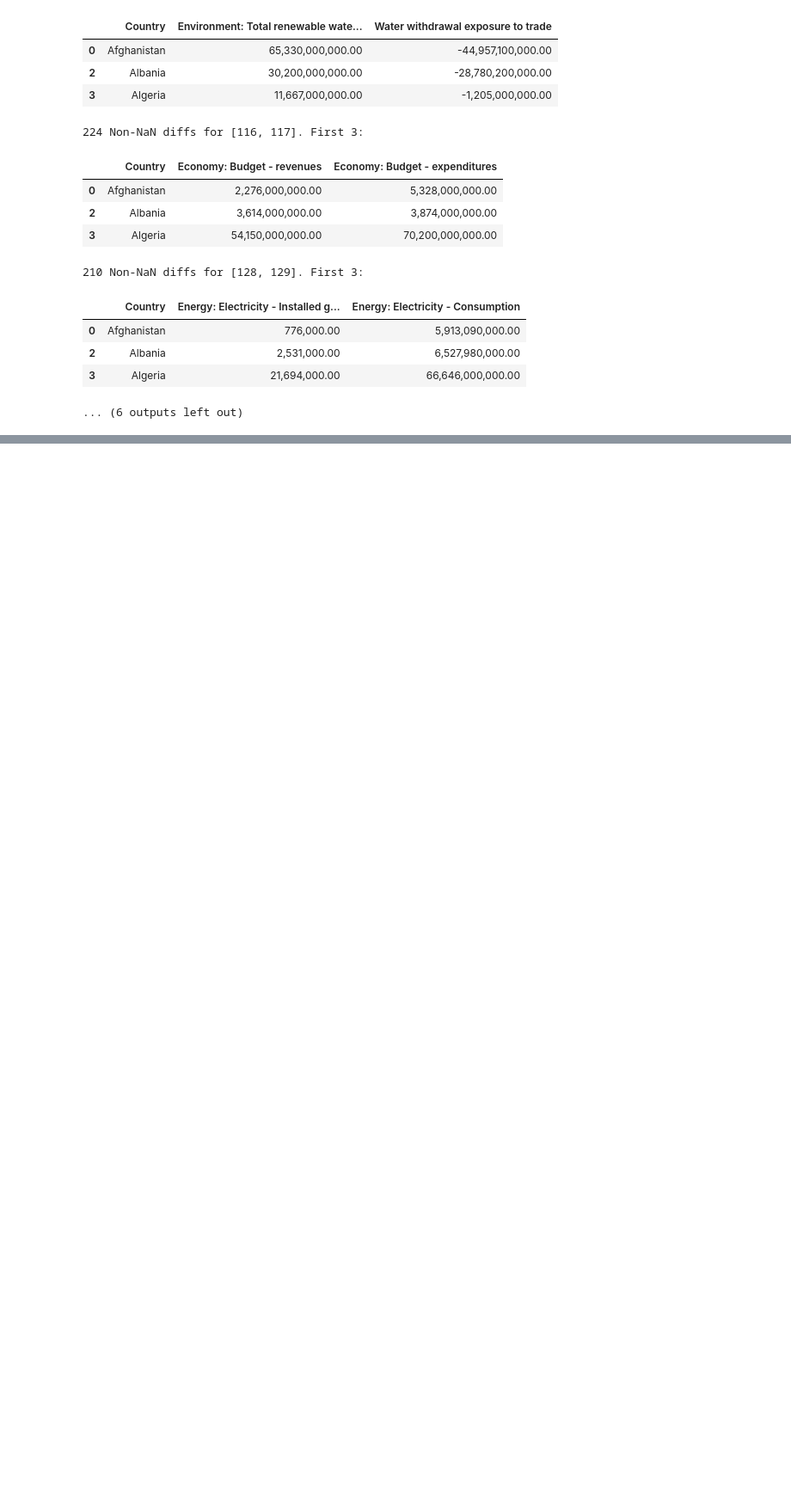
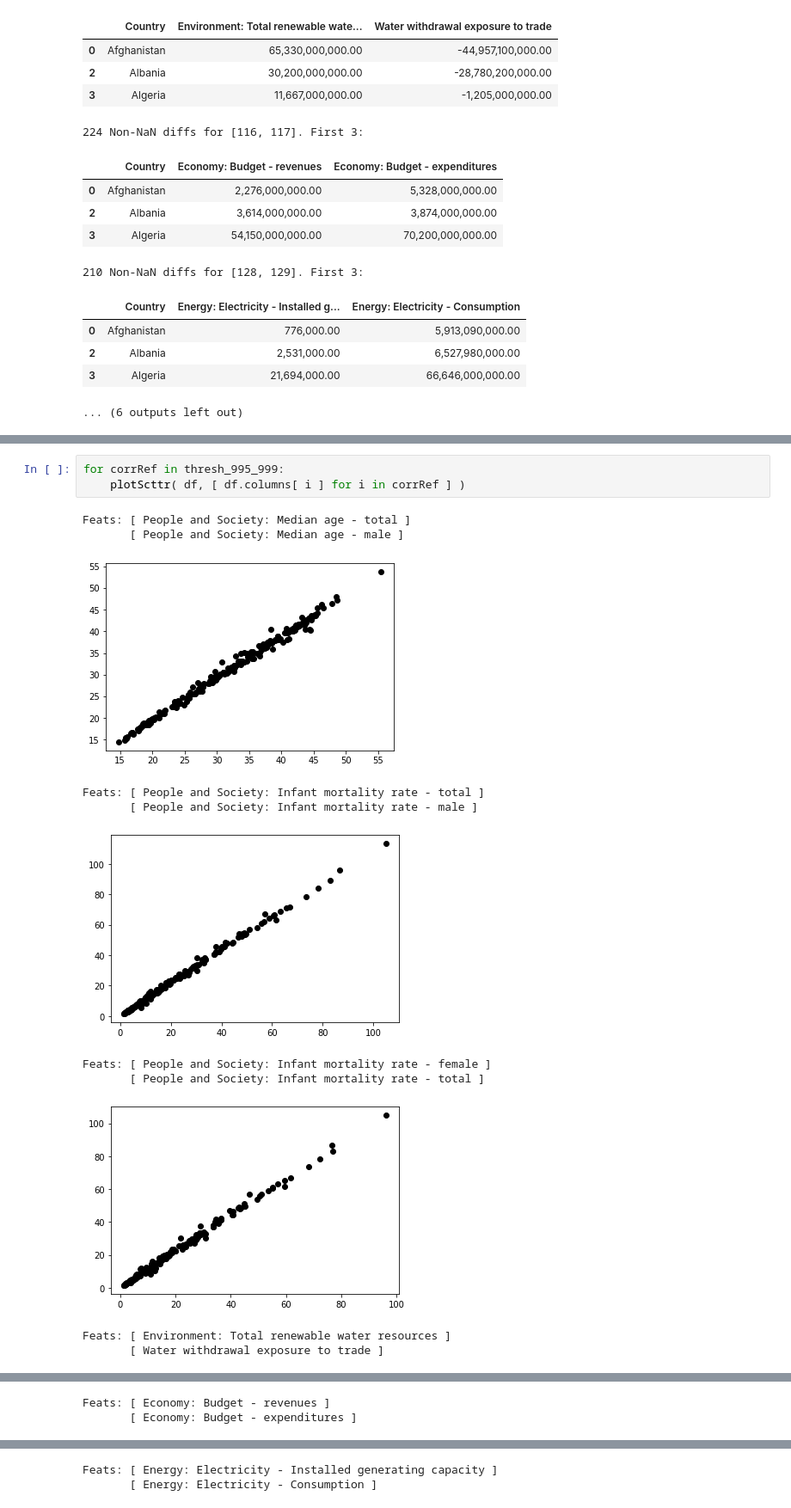
Before and after one commit to romstroller/ciaFactbook, a Jupyter notebook: ciaFBtest.ipynb, the cells around one changed output, grey strips where cells are left out. Shown at 86% size. Cells and saved outputs as stored; diff of their text form; blank space fills up the shorter version.

```diff
--- a/ciaFBtest.ipynb
+++ b/ciaFBtest.ipynb
@@ -1367,0 +1401,15 @@ COMP: Transportation: Airports - with paved runways - 1,524 to 2,437 m
+# %%
+for corrRef in thresh_995_999:
+    plotScttr( df, [ df.columns[ i ] for i in corrRef ] )
+# %% [output]
+Feats: [ People and Society: Median age - total ]
+       [ People and Society: Median age - male ]
+[figure, added]
+Feats: [ People and Society: Infant mortality rate - total ]
+       [ People and Society: Infant mortality rate - male ]
+[figure, added]
+Feats: [ People and Society: Infant mortality rate - female ]
+       [ People and Society: Infant mortality rate - total ]
+[figure, added]
+Feats: [ Environment: Total renewable water resources ]
+       [ Water withdrawal exposure to trade ]
@@ -1367,0 +1417,2 @@ COMP: Transportation: Airports - with paved runways - 1,524 to 2,437 m
+Feats: [ Economy: Budget - revenues ]
+       [ Economy: Budget - expenditures ]
@@ -1367,0 +1420,2 @@ COMP: Transportation: Airports - with paved runways - 1,524 to 2,437 m
+Feats: [ Energy: Electricity - Installed generating capacity ]
+       [ Energy: Electricity - Consumption ]
```
Also changed, not shown: parts of 6 cells of this notebook.
